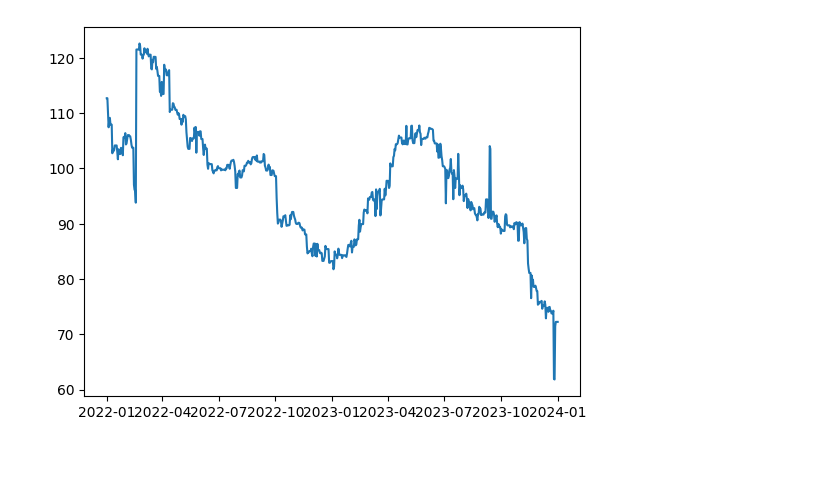
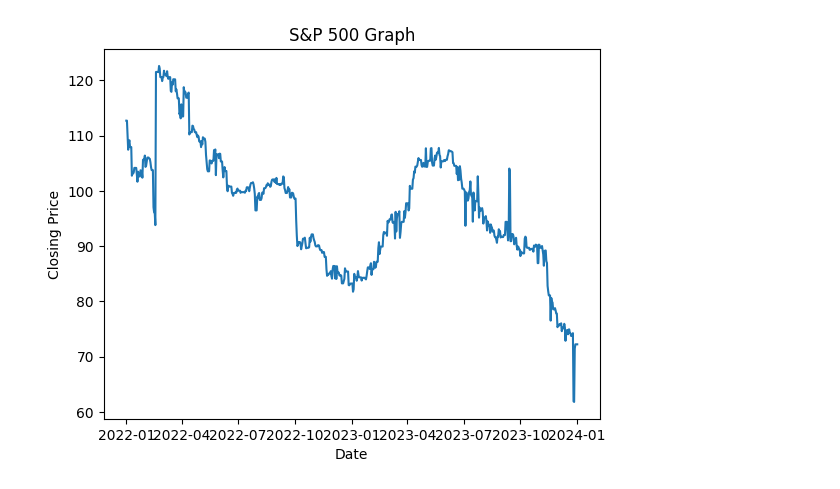
Before and after one commit to code4ry/FinRL-RegressionModels, a Jupyter notebook: Datasets/linreg.ipynb, the cells around one changed output. Saved outputs shown, nothing was run; the diff lists cells and outputs as text; code cells hidden in the pictures; blank space fills up the shorter version.

Commit message:
Added title and axes

```diff
--- a/Datasets/linreg.ipynb
+++ b/Datasets/linreg.ipynb
@@ -1,13 +1,18 @@
 # %%
 import csv
 import pandas as pd
 import matplotlib.pyplot as plt
 
 ds = pd.read_csv("sandp500.csv")
 
 ds['Date'] = pd.to_datetime(ds['Date'])
 ds = ds.sort_values(by = 'Date')
 plt.plot(ds['Date'], ds['Close'])
+
+plt.title("S&P 500 Graph")
+plt.xlabel("Date")
+plt.ylabel("Closing Price")
+
 plt.show()
 # %% [output]
-[figure, old version]
+[figure, new version]
```
